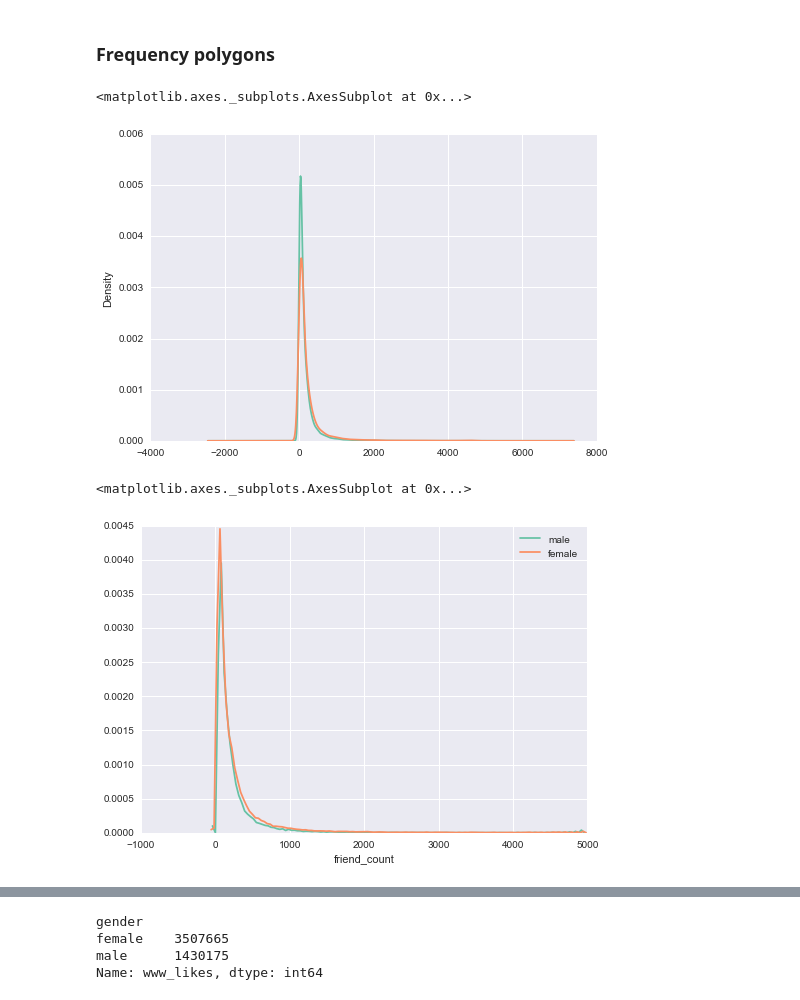
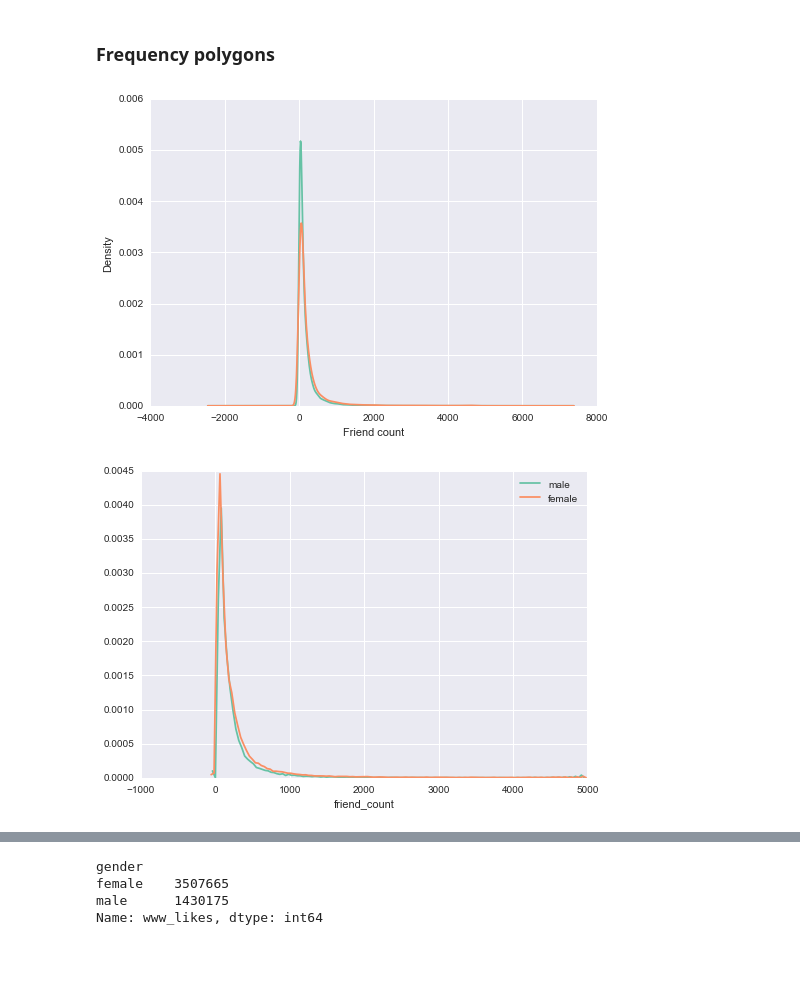
Before and after one commit to tmandzak/EDA_examples, a Jupyter notebook: ExploreOneVariable.ipynb, the cells around one changed output, grey strips where cells are left out. Cells and saved outputs as stored; diff of their text form; code cells hidden in the pictures; blank space fills up the shorter version.

```diff
--- a/ExploreOneVariable.ipynb
+++ b/ExploreOneVariable.ipynb
@@ -151,15 +176,14 @@ ax = pf.hist(column=['friend_count', 'friend_count_log', 'friend_count_sqrt'], b
 # %% [markdown]
 ### Frequency polygons
 # %%
-pf[pf['gender']=='male']['friend_count'].plot.kde()
-pf[pf['gender']=='female']['friend_count'].plot.kde()
+_ = pf[pf['gender']=='male']['friend_count'].plot.kde()
+_ = pf[pf['gender']=='female']['friend_count'].plot.kde()
+_ = plt.xlabel('Friend count')
 # %% [output]
-<matplotlib.axes._subplots.AxesSubplot at 0x...>
-[figure, old version]
+[figure, new version]
 # %%
-sns.distplot(pf[pf['gender']=='male']['friend_count'], hist=False, kde_kws={'label':'male'})
-sns.distplot(pf[pf['gender']=='female']['friend_count'], hist=False, kde_kws={'label':'female'})
+_ = sns.distplot(pf[pf['gender']=='male']['friend_count'], hist=False, kde_kws={'label':'male'})
+_ = sns.distplot(pf[pf['gender']=='female']['friend_count'], hist=False, kde_kws={'label':'female'})
 # %% [output]
-<matplotlib.axes._subplots.AxesSubplot at 0x...>
 [figure]
 # %%
```
Also changed, not shown: parts of 24 cells of this notebook.
